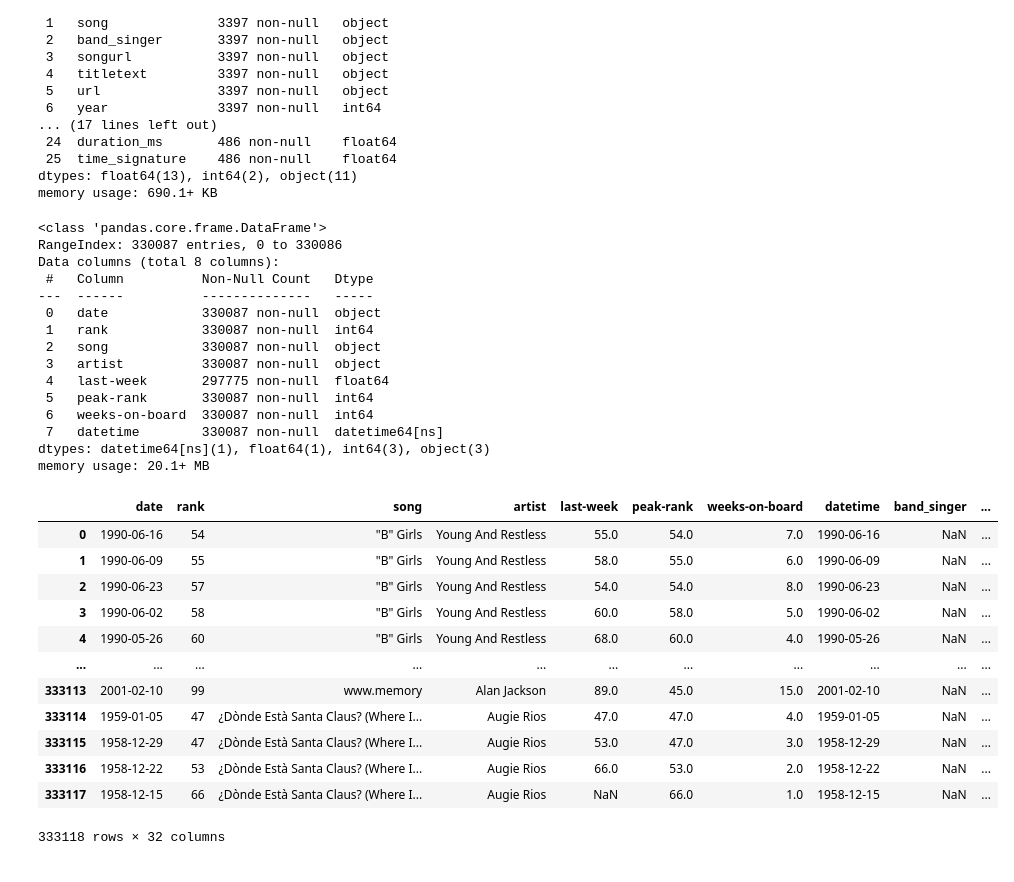
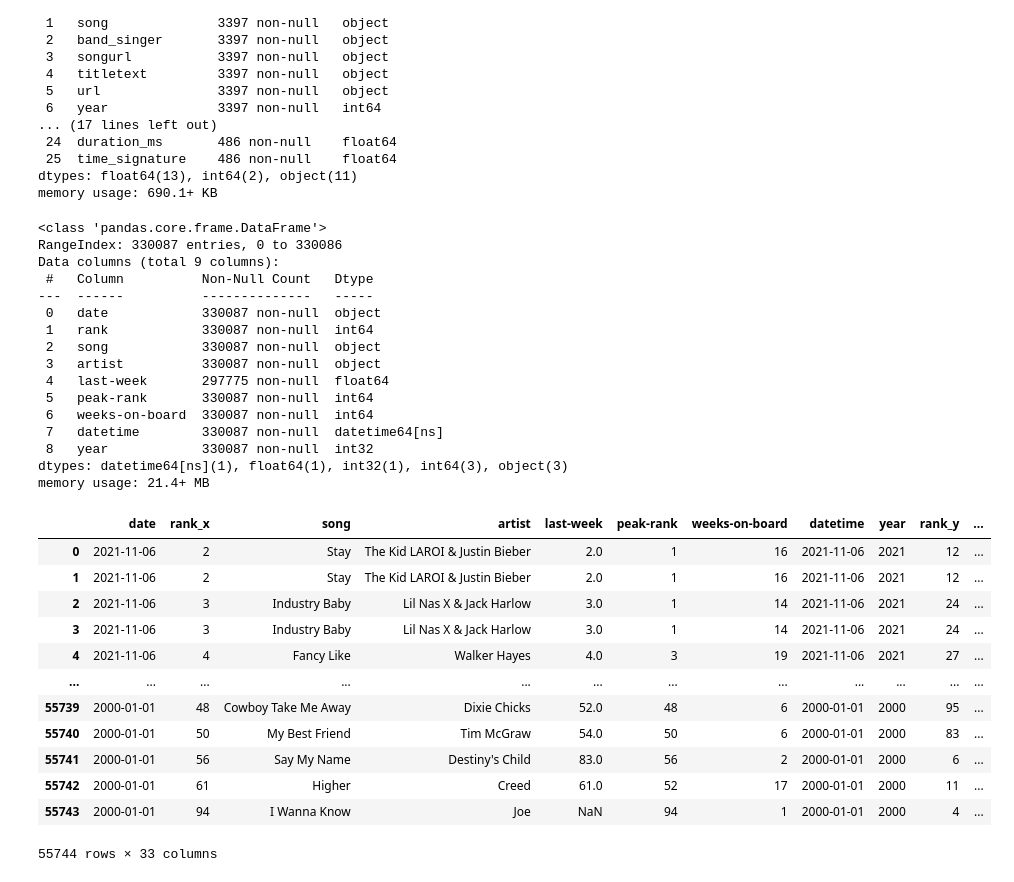
Before and after one commit to bergen-christensen/Capstone, a Jupyter notebook: notebooks/capstone_bergen.ipynb, the cells around one changed output. Drawn from its saved outputs; the diff is of its cells as text; code cells hidden in the pictures.

```diff
--- a/notebooks/capstone_bergen.ipynb
+++ b/notebooks/capstone_bergen.ipynb
@@ -116,12 +105,13 @@ dtypes: float64(13), int64(2), object(11)
 memory usage: 690.1+ KB
 # %%
 charts_df['datetime'] = pd.to_datetime(charts_df['date'])
+charts_df['year'] = charts_df['datetime'].dt.year
 # %%
 charts_df.info()
 # %% [output]
 <class 'pandas.core.frame.DataFrame'>
 RangeIndex: 330087 entries, 0 to 330086
-Data columns (total 8 columns):
+Data columns (total 9 columns):
  #   Column          Non-Null Count   Dtype
 ---  ------          --------------   -----
  0   date            330087 non-null  object
@@ -132,22 +122,24 @@ Data columns (total 8 columns):
  5   peak-rank       330087 non-null  int64
  6   weeks-on-board  330087 non-null  int64
  7   datetime        330087 non-null  datetime64[ns]
-dtypes: datetime64[ns](1), float64(1), int64(3), object(3)
-memory usage: 20.1+ MB
+ 8   year            330087 non-null  int32
+dtypes: datetime64[ns](1), float64(1), int32(1), int64(3), object(3)
+memory usage: 21.4+ MB
 # %%
-charts_and_lyrics_df = pd.merge(charts_df, lyrics_df, on=['song', 'rank'], how='outer')
+charts_and_lyrics_df = pd.merge(charts_df, lyrics_df, on=['year', 'song'], how='inner')
+pd.set_option('display.max_columns', None)
 charts_and_lyrics_df
 # %% [output]
-|  | date | rank | song | artist | last-week | peak-rank | weeks-on-board | datetime | band_singer | ... |
-| 0 | 1990-06-16 | 54 | "B" Girls | Young And Restless | 55.0 | 54.0 | 7.0 | 1990-06-16 | NaN | ... |
-| 1 | 1990-06-09 | 55 | "B" Girls | Young And Restless | 58.0 | 55.0 | 6.0 | 1990-06-09 | NaN | ... |
-| 2 | 1990-06-23 | 57 | "B" Girls | Young And Restless | 54.0 | 54.0 | 8.0 | 1990-06-23 | NaN | ... |
-| 3 | 1990-06-02 | 58 | "B" Girls | Young And Restless | 60.0 | 58.0 | 5.0 | 1990-06-02 | NaN | ... |
-| 4 | 1990-05-26 | 60 | "B" Girls | Young And Restless | 68.0 | 60.0 | 4.0 | 1990-05-26 | NaN | ... |
-| ... | ... | ... | ... | ... | ... | ... | ... | ... | ... | ... |
-| 333113 | 2001-02-10 | 99 | www.memory | Alan Jackson | 89.0 | 45.0 | 15.0 | 2001-02-10 | NaN | ... |
-| 333114 | 1959-01-05 | 47 | ¿Dònde Està Santa Claus? (Where I... | Augie Rios | 47.0 | 47.0 | 4.0 | 1959-01-05 | NaN | ... |
-| 333115 | 1958-12-29 | 47 | ¿Dònde Està Santa Claus? (Where I... | Augie Rios | 53.0 | 47.0 | 3.0 | 1958-12-29 | NaN | ... |
-| 333116 | 1958-12-22 | 53 | ¿Dònde Està Santa Claus? (Where I... | Augie Rios | 66.0 | 53.0 | 2.0 | 1958-12-22 | NaN | ... |
-| 333117 | 1958-12-15 | 66 | ¿Dònde Està Santa Claus? (Where I... | Augie Rios | NaN | 66.0 | 1.0 | 1958-12-15 | NaN | ... |
+|  | date | rank_x | song | artist | last-week | peak-rank | weeks-on-board | datetime | year | rank_y | ... |
+| 0 | 2021-11-06 | 2 | Stay | The Kid LAROI & Justin Bieber | 2.0 | 1 | 16 | 2021-11-06 | 2021 | 12 | ... |
+| 1 | 2021-11-06 | 2 | Stay | The Kid LAROI & Justin Bieber | 2.0 | 1 | 16 | 2021-11-06 | 2021 | 12 | ... |
+| 2 | 2021-11-06 | 3 | Industry Baby | Lil Nas X & Jack Harlow | 3.0 | 1 | 14 | 2021-11-06 | 2021 | 24 | ... |
+| 3 | 2021-11-06 | 3 | Industry Baby | Lil Nas X & Jack Harlow | 3.0 | 1 | 14 | 2021-11-06 | 2021 | 24 | ... |
+| 4 | 2021-11-06 | 4 | Fancy Like | Walker Hayes | 4.0 | 3 | 19 | 2021-11-06 | 2021 | 27 | ... |
+| ... | ... | ... | ... | ... | ... | ... | ... | ... | ... | ... | ... |
+| 55739 | 2000-01-01 | 48 | Cowboy Take Me Away | Dixie Chicks | 52.0 | 48 | 6 | 2000-01-01 | 2000 | 95 | ... |
+| 55740 | 2000-01-01 | 50 | My Best Friend | Tim McGraw | 54.0 | 50 | 6 | 2000-01-01 | 2000 | 83 | ... |
+| 55741 | 2000-01-01 | 56 | Say My Name | Destiny's Child | 83.0 | 56 | 2 | 2000-01-01 | 2000 | 6 | ... |
+| 55742 | 2000-01-01 | 61 | Higher | Creed | 61.0 | 52 | 17 | 2000-01-01 | 2000 | 11 | ... |
+| 55743 | 2000-01-01 | 94 | I Wanna Know | Joe | NaN | 94 | 1 | 2000-01-01 | 2000 | 4 | ... |
-333118 rows × 32 columns
+55744 rows × 33 columns
```
Also changed, not shown: parts of 9 cells of this notebook.
